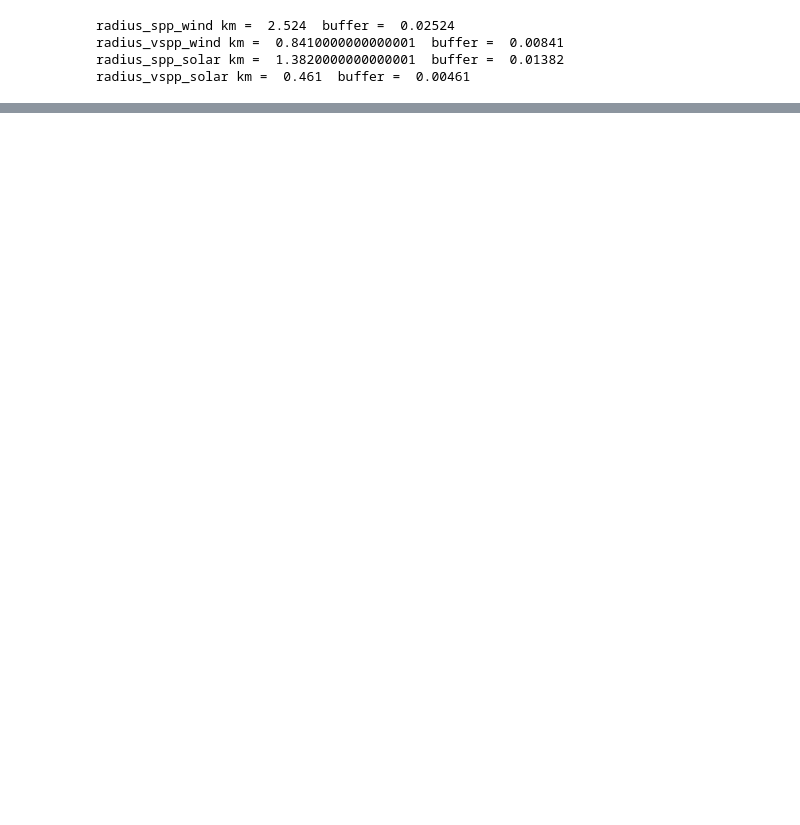
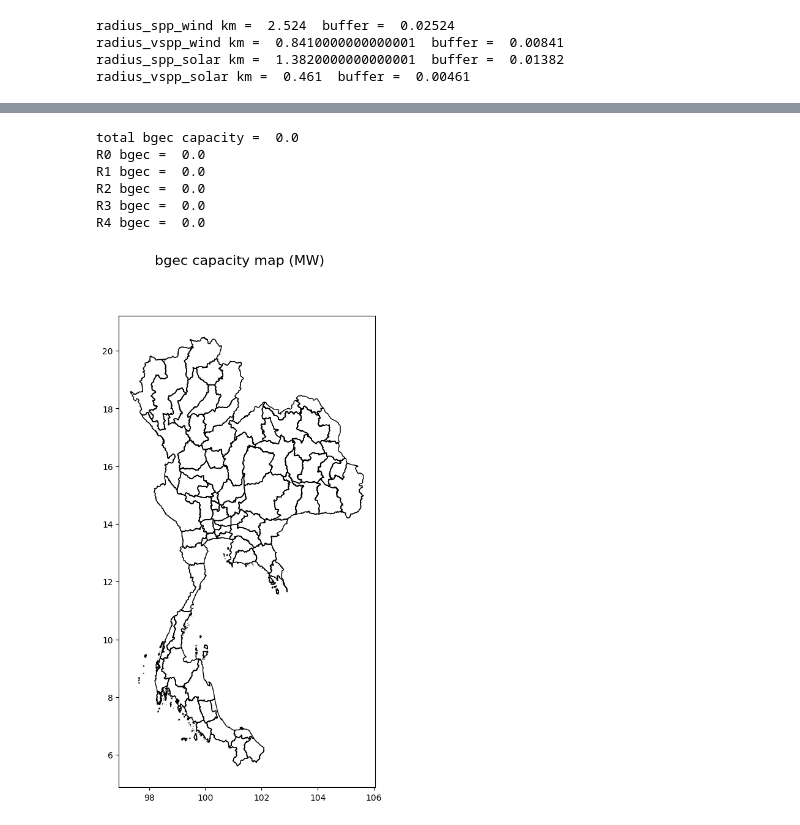
Before and after one commit to NarasetS/REPowerPlant_Siting, a Jupyter notebook: 13_SI_SitingPlant.ipynb, the cells around one changed output, grey strips where cells are left out. Saved outputs shown, nothing was run; the diff lists cells and outputs as text; code cells hidden in the pictures; blank space fills up the shorter version.

```diff
--- a/13_SI_SitingPlant.ipynb
+++ b/13_SI_SitingPlant.ipynb
@@ -176 +180,20 @@ print(df_biomass)
   df_biomass['buffer'] = df_biomass['geometry'].buffer(np.round(np.sqrt(suitablearea_biomass/(3.14)) / 150,5),cap_style = 3)
+# %%
+df_bgec = xr_out.to_dataframe()
+df_bgec.reset_index(inplace=True)
+df_bgec = gpd.GeoDataFrame(df_bgec, geometry =gpd.points_from_xy(df_bgec['lon'],df_bgec['lat']))
+df_bgec.crs = {'init': 'epsg:4326'}
+print(len(df_bgec))
+for i,c in enumerate(df_bgec.columns):
+    if c not in (['lon','lat','SI_BGEC','SI_BGEC_max','SI_BGEC_min','region','ADM1_EN','cap_bgec','geometry']):
+        df_bgec = df_bgec.drop(columns=c)
+
+df_bgec = df_bgec.loc[df_bgec['cap_bgec'] > 0]
+df_bgec.reset_index(inplace=True,drop=False)
+df_bgec.crs = {'init': 'epsg:4326'}
+df_bgec['buffer'] = df_bgec['geometry'].buffer(np.round(np.sqrt(suitablearea_bgec/(3.14)) / 150,5),cap_style = 3)
+df_bgec = df_bgec.set_geometry('buffer')
+
+df_bgec.to_csv('Output\\Output_bgec_all_scenario_SI_' + str(scenario_SI) + '.csv',index=False,encoding="utf-8-sig")
+
+print(df_bgec)
@@ -250,0 +318,24 @@ R4 biomass =  3337.258
+# %%
+print("total bgec capacity = ", df_bgec['cap_bgec'].sum())
+print("R0 bgec = ",df_bgec['cap_bgec'].loc[df_bgec['region'] == 'R0'].sum())
+print("R1 bgec = ",df_bgec['cap_bgec'].loc[df_bgec['region'] == 'R1'].sum())
+print("R2 bgec = ",df_bgec['cap_bgec'].loc[df_bgec['region'] == 'R2'].sum())
+print("R3 bgec = ",df_bgec['cap_bgec'].loc[df_bgec['region'] == 'R3'].sum())
+print("R4 bgec = ",df_bgec['cap_bgec'].loc[df_bgec['region'] == 'R4'].sum())
+
+fig, ax = plt.subplots(figsize=(10,10))
+
+fig.suptitle('bgec capacity map (MW)', fontsize=16)
+try:
+    thailandmap.plot(ax = ax, color='none', edgecolor = 'black', zorder = 0)
+    df_bgec.plot(ax = ax,legend=True,zorder = 1,column = 'cap_bgec',cmap = 'Purples')
+except:
+    None
+# %% [output]
+total bgec capacity =  0.0
+R0 bgec =  0.0
+R1 bgec =  0.0
+R2 bgec =  0.0
+R3 bgec =  0.0
+R4 bgec =  0.0
+[figure, added]
```
Also changed, not shown: parts of 13 cells of this notebook, 1 other file.
